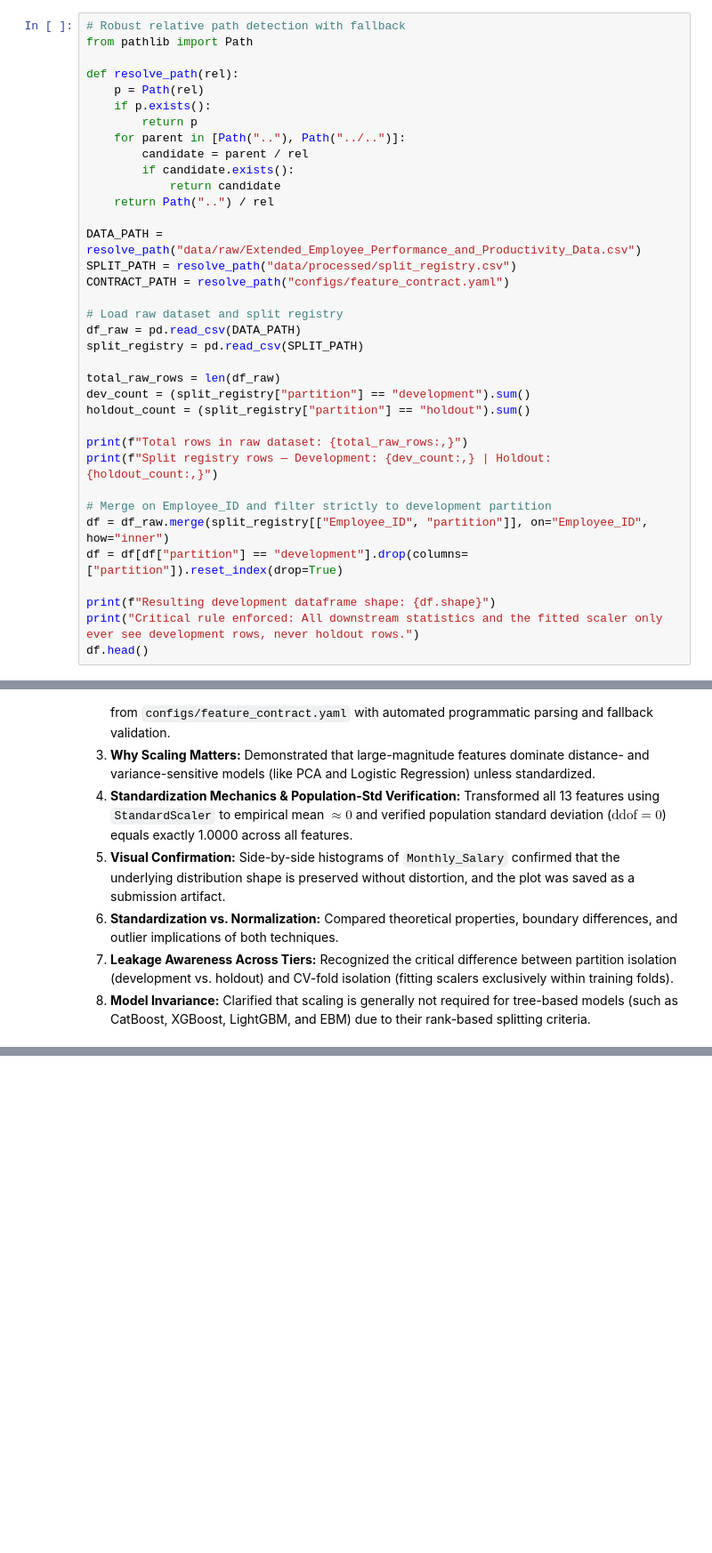
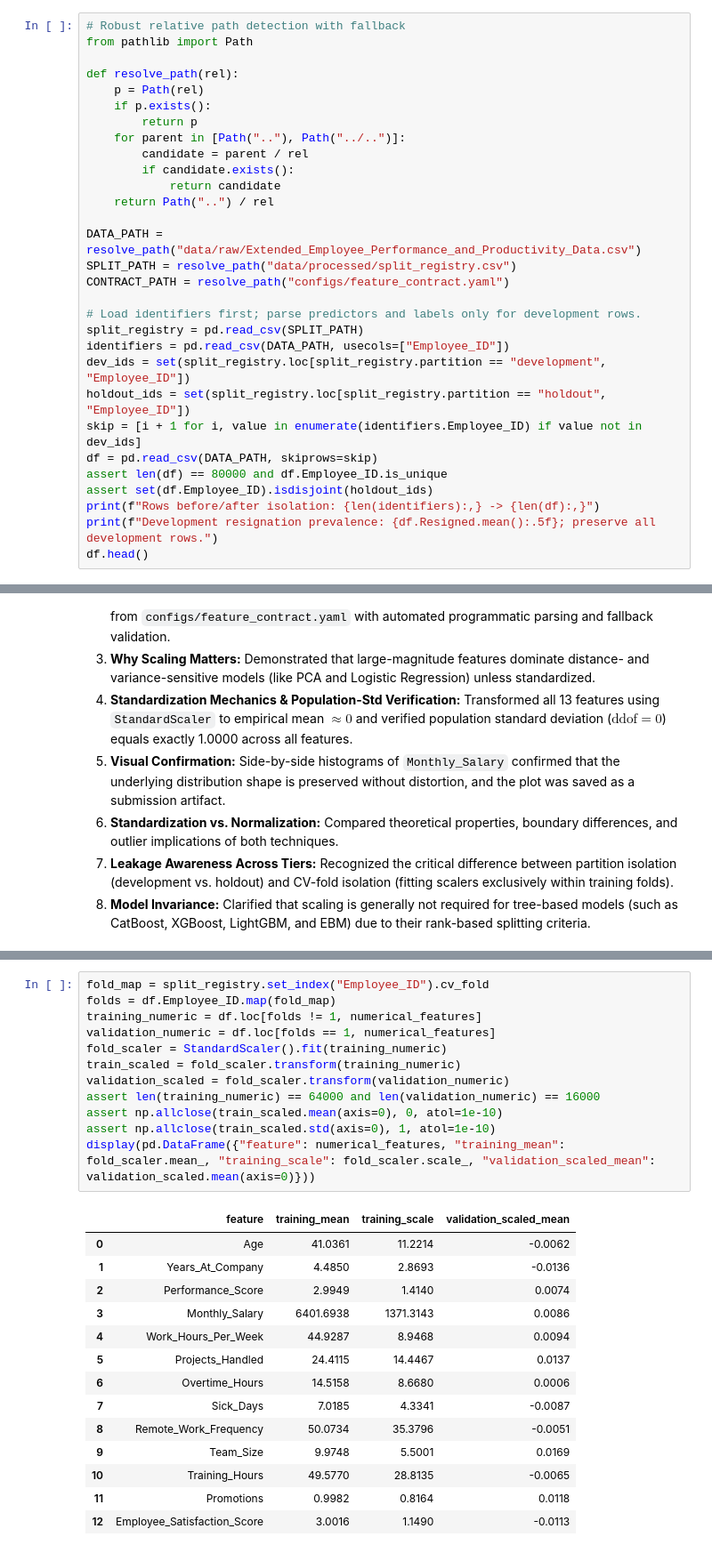
Before and after one commit to Sankalpa-KMCP/Employee_Resignation_Prediction, a Jupyter notebook: notebooks/member_contributions/IT25100429_Standardization.ipynb, the cells around one changed output, grey strips where cells are left out. Shown at 89% size. Cells and saved outputs as stored; diff of their text form; blank space fills up the shorter version.

```diff
--- a/notebooks/member_contributions/IT25100429_Standardization.ipynb
+++ b/notebooks/member_contributions/IT25100429_Standardization.ipynb
@@ -50,22 +52,16 @@ DATA_PATH = resolve_path("data/raw/Extended_Employee_Performance_and_Productivit
 SPLIT_PATH = resolve_path("data/processed/split_registry.csv")
 CONTRACT_PATH = resolve_path("configs/feature_contract.yaml")
 
-# Load raw dataset and split registry
-df_raw = pd.read_csv(DATA_PATH)
+# Load identifiers first; parse predictors and labels only for development rows.
 split_registry = pd.read_csv(SPLIT_PATH)
-
-total_raw_rows = len(df_raw)
-dev_count = (split_registry["partition"] == "development").sum()
-holdout_count = (split_registry["partition"] == "holdout").sum()
-
-print(f"Total rows in raw dataset: {total_raw_rows:,}")
-print(f"Split registry rows — Development: {dev_count:,} | Holdout: {holdout_count:,}")
-
-# Merge on Employee_ID and filter strictly to development partition
-df = df_raw.merge(split_registry[["Employee_ID", "partition"]], on="Employee_ID", how="inner")
-df = df[df["partition"] == "development"].drop(columns=["partition"]).reset_index(drop=True)
-
-print(f"Resulting development dataframe shape: {df.shape}")
-print("Critical rule enforced: All downstream statistics and the fitted scaler only ever see development rows, never holdout rows.")
+identifiers = pd.read_csv(DATA_PATH, usecols=["Employee_ID"])
+dev_ids = set(split_registry.loc[split_registry.partition == "development", "Employee_ID"])
+holdout_ids = set(split_registry.loc[split_registry.partition == "holdout", "Employee_ID"])
+skip = [i + 1 for i, value in enumerate(identifiers.Employee_ID) if value not in dev_ids]
+df = pd.read_csv(DATA_PATH, skiprows=skip)
+assert len(df) == 80000 and df.Employee_ID.is_unique
+assert set(df.Employee_ID).isdisjoint(holdout_ids)
+print(f"Rows before/after isolation: {len(identifiers):,} -> {len(df):,}")
+print(f"Development resignation prevalence: {df.Resigned.mean():.5f}; preserve all development rows.")
 df.head()
 # %% [output]
@@ -312,0 +310,27 @@ plt.show()
+# %%
+fold_map = split_registry.set_index("Employee_ID").cv_fold
+folds = df.Employee_ID.map(fold_map)
+training_numeric = df.loc[folds != 1, numerical_features]
+validation_numeric = df.loc[folds == 1, numerical_features]
+fold_scaler = StandardScaler().fit(training_numeric)
+train_scaled = fold_scaler.transform(training_numeric)
+validation_scaled = fold_scaler.transform(validation_numeric)
+assert len(training_numeric) == 64000 and len(validation_numeric) == 16000
+assert np.allclose(train_scaled.mean(axis=0), 0, atol=1e-10)
+assert np.allclose(train_scaled.std(axis=0), 1, atol=1e-10)
+display(pd.DataFrame({"feature": numerical_features, "training_mean": fold_scaler.mean_, "training_scale": fold_scaler.scale_, "validation_scaled_mean": validation_scaled.mean(axis=0)}))
+# %% [output]
+|  | feature | training_mean | training_scale | validation_scaled_mean |
+| 0 | Age | 41.0361 | 11.2214 | -0.0062 |
+| 1 | Years_At_Company | 4.4850 | 2.8693 | -0.0136 |
+| 2 | Performance_Score | 2.9949 | 1.4140 | 0.0074 |
+| 3 | Monthly_Salary | 6401.6938 | 1371.3143 | 0.0086 |
+| 4 | Work_Hours_Per_Week | 44.9287 | 8.9468 | 0.0094 |
+| 5 | Projects_Handled | 24.4115 | 14.4467 | 0.0137 |
+| 6 | Overtime_Hours | 14.5158 | 8.6680 | 0.0006 |
+| 7 | Sick_Days | 7.0185 | 4.3341 | -0.0087 |
+| 8 | Remote_Work_Frequency | 50.0734 | 35.3796 | -0.0051 |
+| 9 | Team_Size | 9.9748 | 5.5001 | 0.0169 |
+| 10 | Training_Hours | 49.5770 | 28.8135 | -0.0065 |
+| 11 | Promotions | 0.9982 | 0.8164 | 0.0118 |
+| 12 | Employee_Satisfaction_Score | 3.0016 | 1.1490 | -0.0113 |
```
Also changed, not shown: parts of 6 cells of this notebook, 22 other files.
